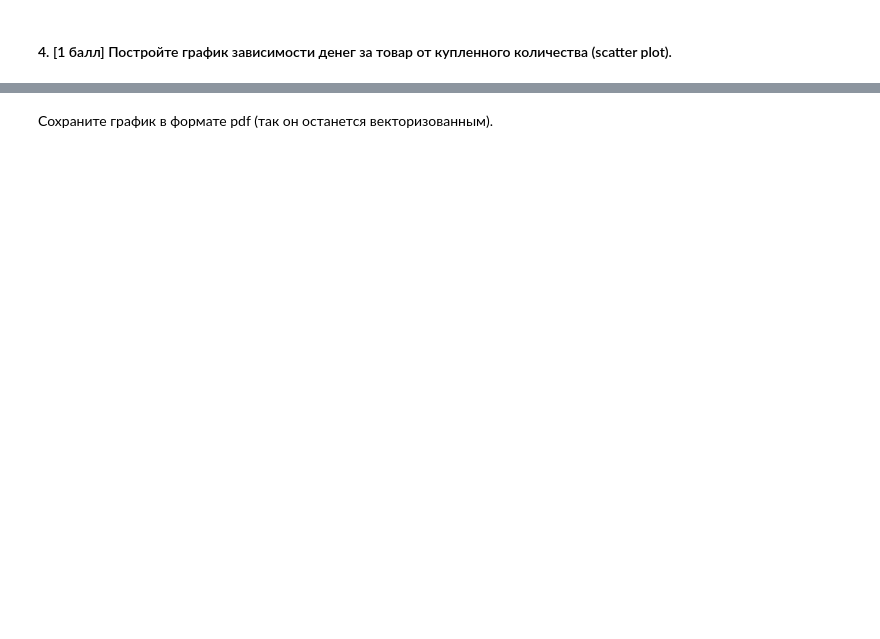
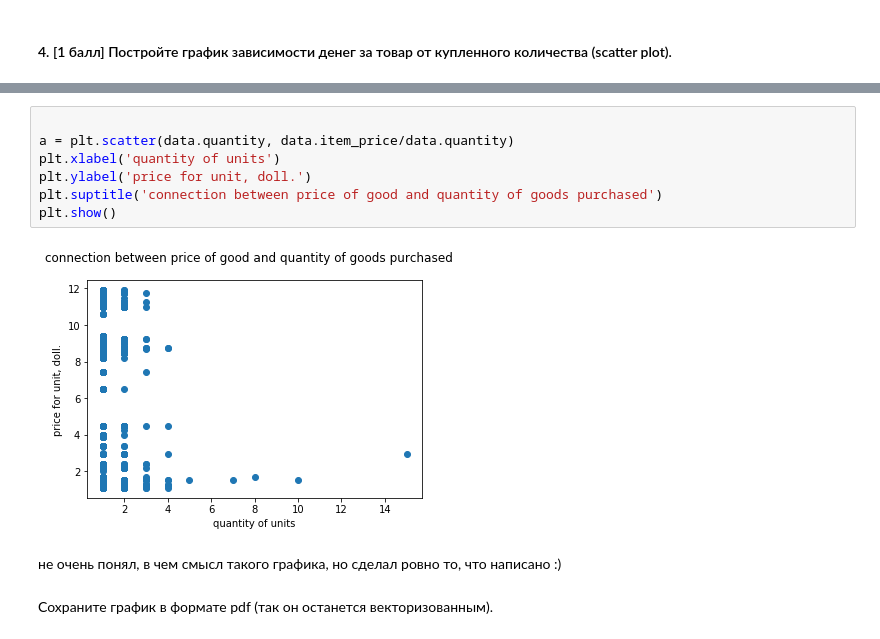
Before and after one commit to hse-mlearn/ha-01-vsukhomlin, a Jupyter notebook: GitHub-checkpoint.ipynb, the cells around one changed output, grey strips where cells are left out. Drawn from its saved outputs; the diff is of its cells as text; blank space fills up the shorter version.

```diff
--- a/GitHub-checkpoint.ipynb
+++ b/GitHub-checkpoint.ipynb
@@ -342,3 +386,14 @@ data['date'] = data.order_id.map(dates['date'])
+# %%
+
+a = plt.scatter(data.quantity, data.item_price/data.quantity)
+plt.xlabel('quantity of units')
+plt.ylabel('price for unit, doll.')
+plt.suptitle('connection between price of good and quantity of goods purchased')
+plt.show()
+# %% [output]
+[figure, added]
+# %% [markdown]
+не очень понял, в чем смысл такого графика, но сделал ровно то, что написано :)
 # %% [markdown]
 Сохраните график в формате pdf (так он останется векторизованным).
 # %%
```
Also changed, not shown: parts of 14 cells of this notebook.
